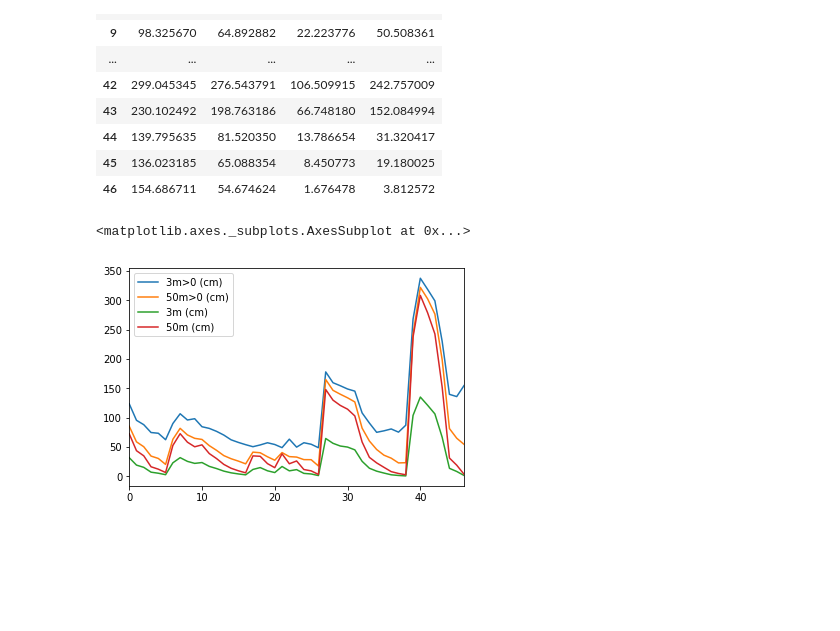
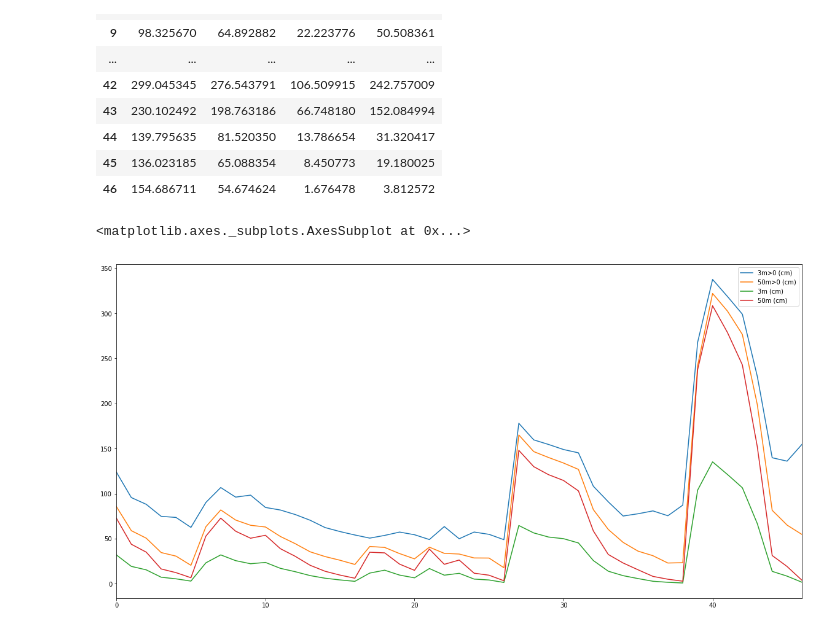
Before and after one commit to meganmason/jlabs, a Jupyter notebook: 3m_vs_50m/mean_analysis.ipynb, the cells around one changed output. Drawn from its saved outputs; the diff is of its cells as text; code cells hidden in the pictures; blank space fills up the shorter version.

```diff
--- a/3m_vs_50m/mean_analysis.ipynb
+++ b/3m_vs_50m/mean_analysis.ipynb
@@ -225,7 +225,7 @@ df
 | 45 | 136.023185 | 65.088354 | 8.450773 | 19.180025 |
 | 46 | 154.686711 | 54.674624 | 1.676478 | 3.812572 |
 # %%
-df.plot()
+df.plot( figsize=(20,10))
 # %% [output]
 <matplotlib.axes._subplots.AxesSubplot at 0x...>
-[figure, old version]
+[figure, new version]
```
Also changed, not shown: 2 other files.
